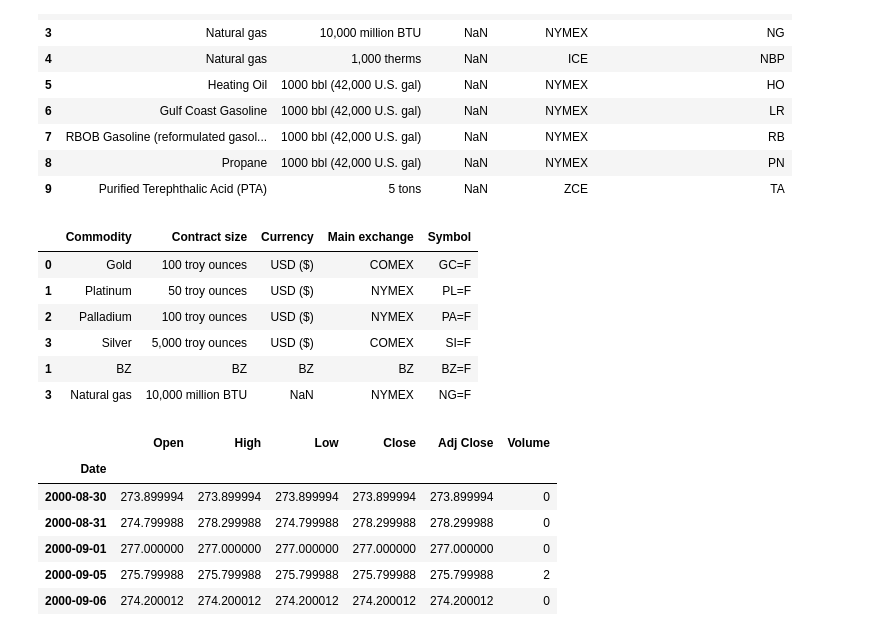
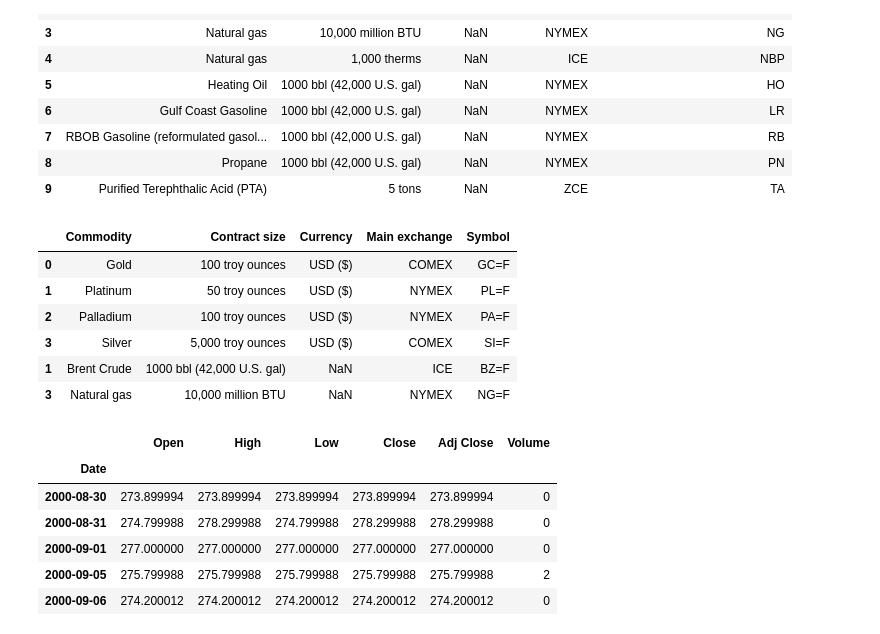
Before and after one commit to alfonrodrisimon/Stock-Market-Finance-Python, a Jupyter notebook: notebooks/Commodities-notebook.ipynb, the cells around one changed output. Drawn from its saved outputs; the diff is of its cells as text; code cells hidden in the pictures.

```diff
--- a/notebooks/Commodities-notebook.ipynb
+++ b/notebooks/Commodities-notebook.ipynb
@@ -50,16 +50,16 @@ wiki.head(40)
 | 9 | Purified Terephthalic Acid (PTA) | 5 tons | NaN | ZCE | TA |
 # %%
 wiki = wiki[wiki['Symbol'].isin(['GC','PL','PA','SI','NG','B'])]
-wiki[wiki['Symbol'] == 'B'] = 'BZ'
+wiki['Symbol'][wiki['Symbol'] == 'B'] = 'BZ'
 wiki['Symbol'] = wiki['Symbol'].apply(lambda x: x + '=F')
 wiki
 # %% [output]
 |  | Commodity | Contract size | Currency | Main exchange | Symbol |
 | 0 | Gold | 100 troy ounces | USD ($) | COMEX | GC=F |
 | 1 | Platinum | 50 troy ounces | USD ($) | NYMEX | PL=F |
 | 2 | Palladium | 100 troy ounces | USD ($) | NYMEX | PA=F |
 | 3 | Silver | 5,000 troy ounces | USD ($) | COMEX | SI=F |
-| 1 | BZ | BZ | BZ | BZ | BZ=F |
+| 1 | Brent Crude | 1000 bbl (42,000 U.S. gal) | NaN | ICE | BZ=F |
 | 3 | Natural gas | 10,000 million BTU | NaN | NYMEX | NG=F |
 # %%
 # Get the data for the stock
```
Also changed, not shown: parts of 5 cells of this notebook, 4 other files.
